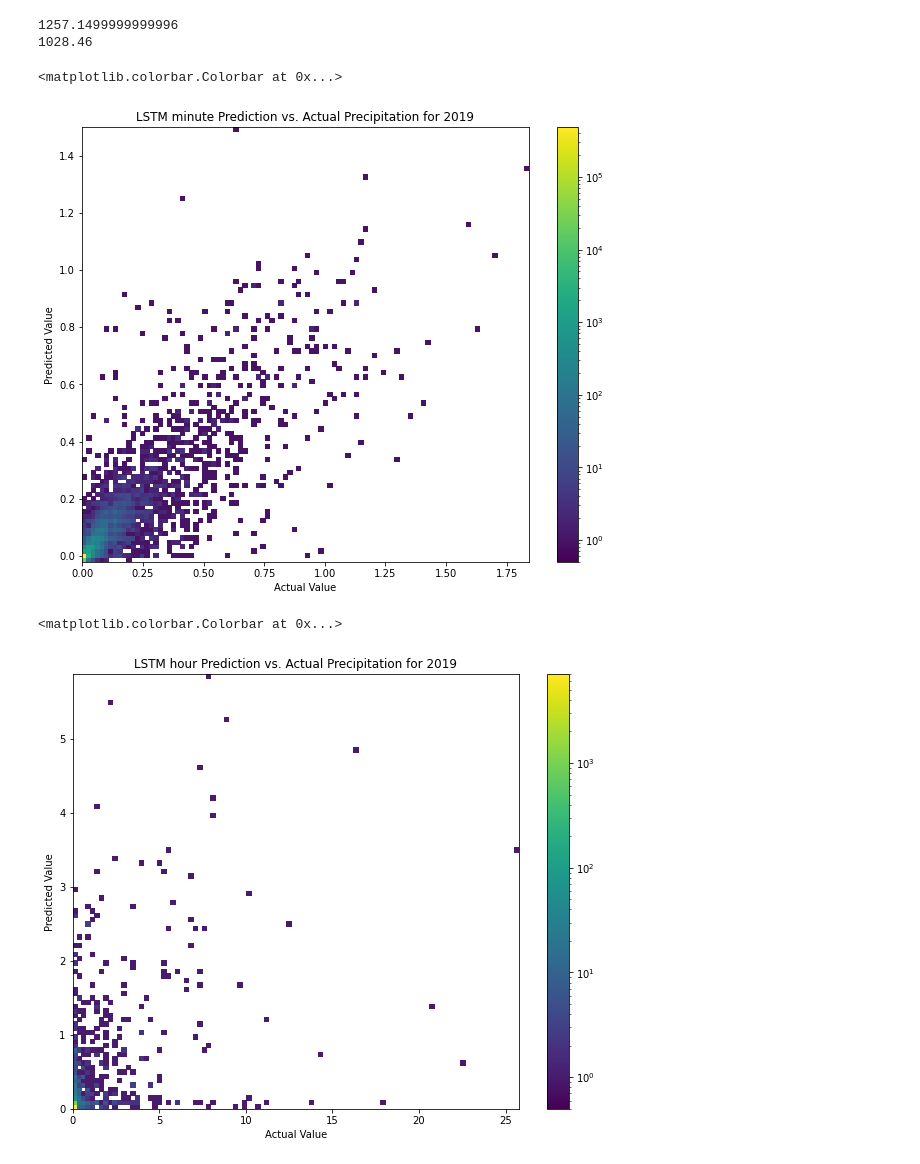
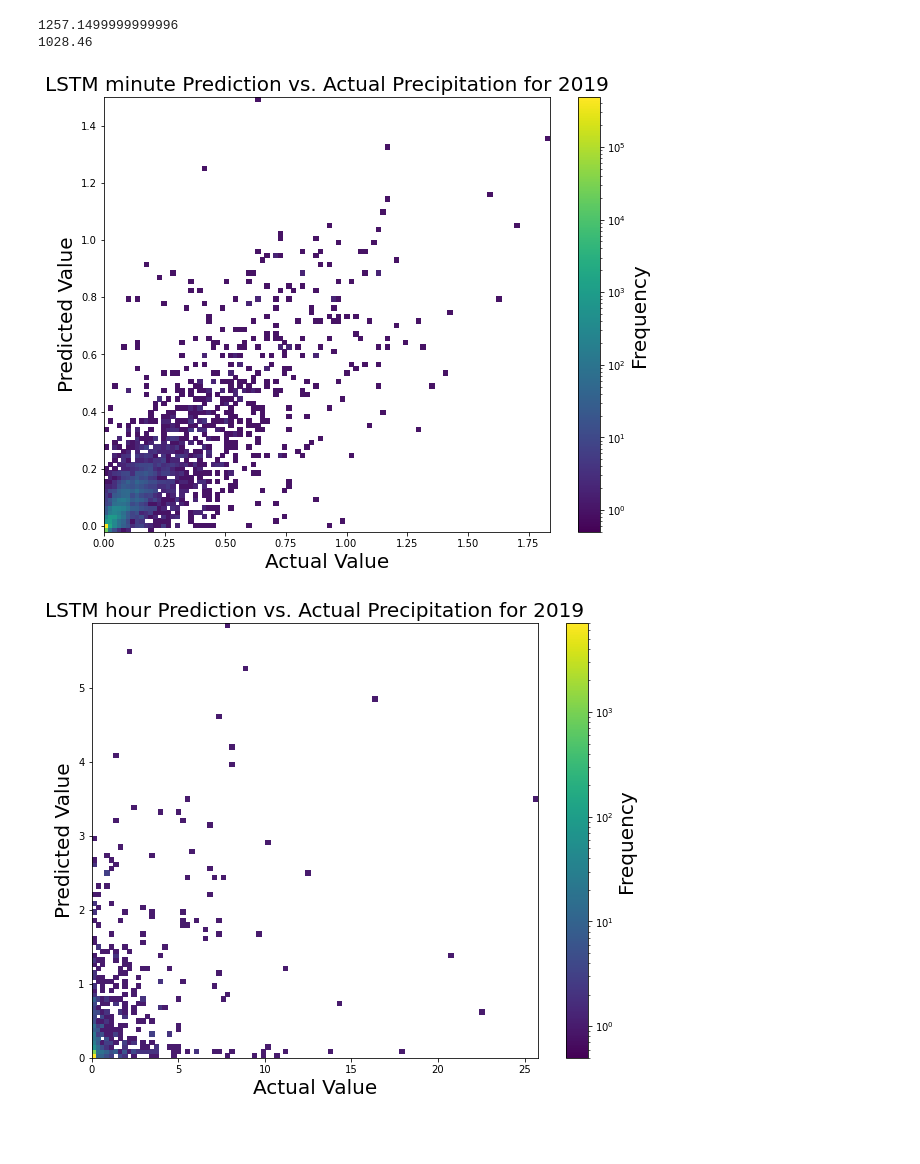
Before and after one commit to zhangt3-e/senior_thesis, a Jupyter notebook: Code/LSTM.ipynb, the cells around one changed output. Drawn from its saved outputs; the diff is of its cells as text; code cells hidden in the pictures; blank space fills up the shorter version.

```diff
--- a/Code/LSTM.ipynb
+++ b/Code/LSTM.ipynb
@@ -487,20 +487,20 @@ print(Actual_min_len)
 # %%
 plt.figure(figsize = (10, 8))
 plt.hist2d(inv_y[:8760*60]  ,More_clear, norm = mlt.colors.LogNorm(0.5), bins = (100, 100))
-plt.title('LSTM minute Prediction vs. Actual Precipitation for 2019')
-plt.xlabel('Actual Value')
-plt.ylabel('Predicted Value')
-plt.colorbar()
+plt.title('LSTM minute Prediction vs. Actual Precipitation for 2019', fontsize = 20)
+plt.xlabel('Actual Value', fontsize = 20)
+plt.ylabel('Predicted Value', fontsize = 20)
+b = plt.colorbar()
+b.set_label('Frequency', fontsize = 20)
 # %% [output]
-<matplotlib.colorbar.Colorbar at 0x...>
-[figure, old version]
+[figure, new version]
 # %%
 plt.figure(figsize = (10, 8))
 plt.hist2d(Actual_hour,LSTM_predict_hour, norm = mlt.colors.LogNorm(0.5), bins = (100, 100))
-plt.title('LSTM hour Prediction vs. Actual Precipitation for 2019')
-plt.xlabel('Actual Value')
-plt.ylabel('Predicted Value')
-plt.colorbar()
+plt.title('LSTM hour Prediction vs. Actual Precipitation for 2019', fontsize = 20)
+plt.xlabel('Actual Value', fontsize = 20)
+plt.ylabel('Predicted Value', fontsize =20)
+a = plt.colorbar()
+a.set_label('Frequency', fontsize = 20)
 # %% [output]
-<matplotlib.colorbar.Colorbar at 0x...>
-[figure, old version]
+[figure, new version]
```
Also changed, not shown: parts of 2 cells of this notebook, 20 other files.
